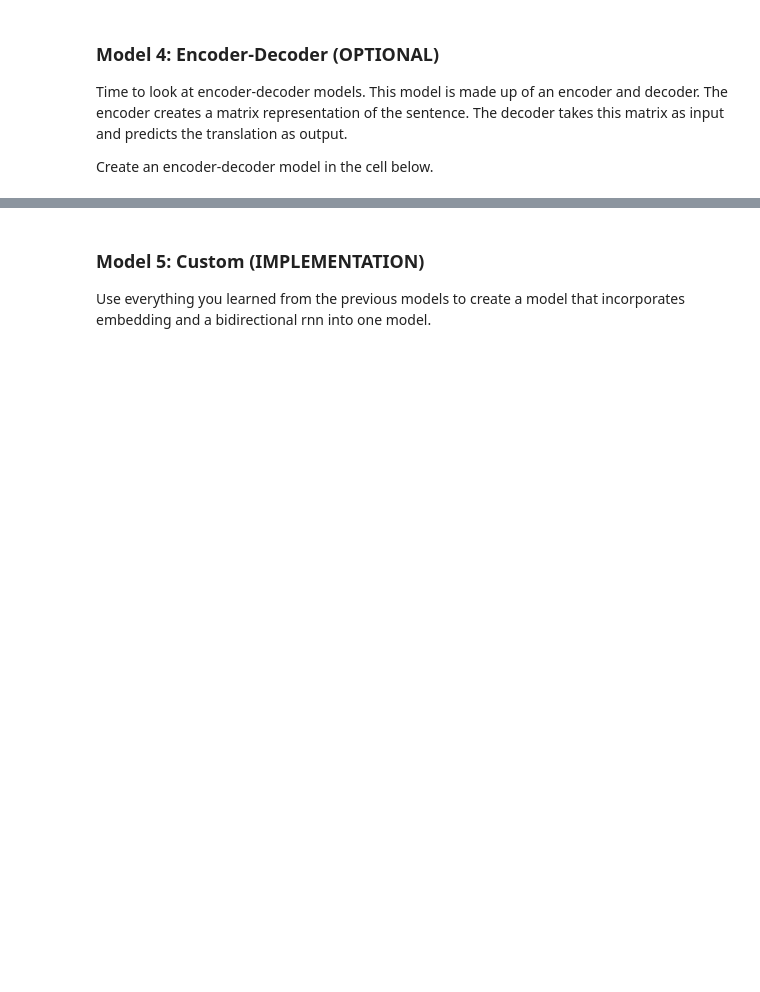
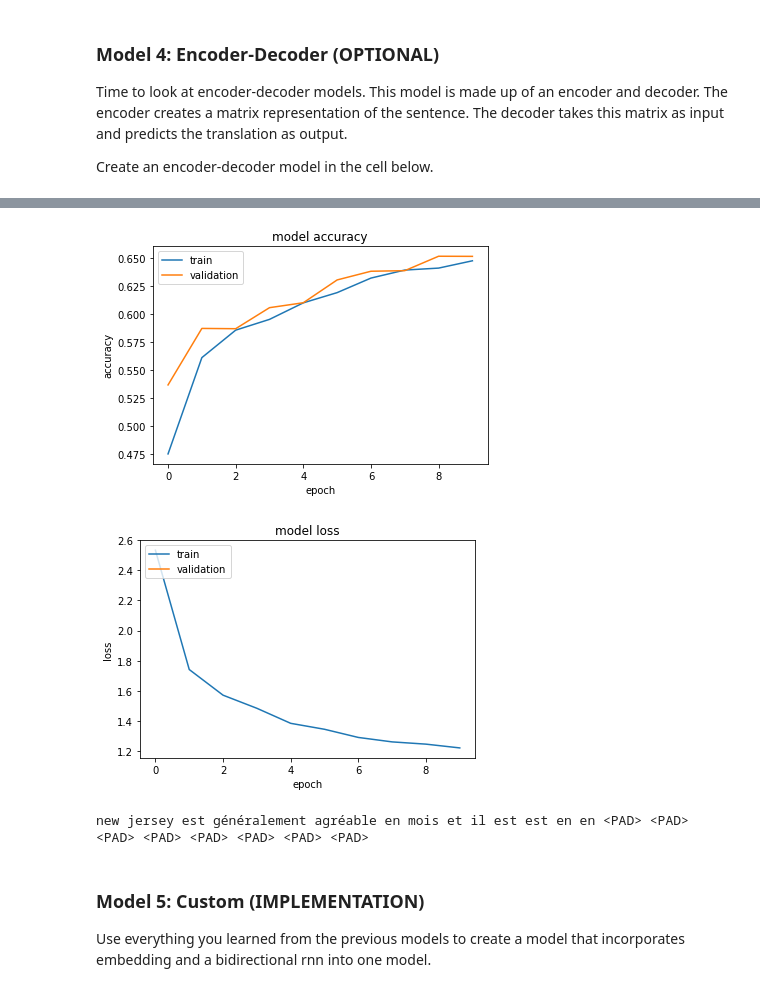
Before and after one commit to vel9/aind2-nlp-capstone, a Jupyter notebook: machine_translation.ipynb, the cells around one changed output, grey strips where cells are left out. Saved outputs shown, nothing was run; the diff lists cells and outputs as text; code cells hidden in the pictures; blank space fills up the shorter version.

```diff
--- a/machine_translation.ipynb
+++ b/machine_translation.ipynb
@@ -391,27 +520,40 @@ def encdec_model(input_shape, output_sequence_length, english_vocab_size, french
     :return: Keras model built, but not trained
     """
     # ref: https://github.com/keras-team/keras/issues/5203
-    hidden_dim = 256
+    rnn_dim = 64
+    learning_rate = 0.01
+
     # ENCODER
     enc_model_input = Input(shape=(input_shape[1], input_shape[2]))
-    enc_rnn_layer = GRU(hidden_dim, return_state=True)
+    enc_rnn_layer = GRU(rnn_dim, return_state=True)
     encoded, enc_state = enc_rnn_layer(enc_model_input)
     repeat = RepeatVector(output_sequence_length)
     dec_input = repeat(encoded)
 
     # DECODER
-    dec_rnn_layer = GRU(hidden_dim, return_state=True, return_sequences=True)
+    dec_rnn_layer = GRU(rnn_dim, return_state=True, return_sequences=True)
     dec_output, _ = dec_rnn_layer(dec_input, initial_state=enc_state)
-    dec_tddense = TimeDistributed(Dense(french_vocab_size), input_shape=(input_shape[1], hidden_dim))
+    dec_tddense = TimeDistributed(Dense(french_vocab_size, activation='softmax'))
     dec_output = dec_tddense(dec_output)
     model = Model(enc_model_input, dec_output)
 
-    learning_rate = 0.01
     model.compile(loss=sparse_categorical_crossentropy,
                   optimizer=Adam(learning_rate),
                   metrics=['accuracy'])
     return model
 
 tests.test_encdec_model(encdec_model)
-
-# OPTIONAL: Train and Print prediction(s)
+# %%
+tmp_x = pad(preproc_english_sentences, preproc_french_sentences.shape[1])
+tmp_x = tmp_x.reshape((-1, preproc_french_sentences.shape[-2], 1))
+
+# Train the neural network
+encdec_rnn_model = encdec_model(
+    tmp_x.shape,
+    preproc_french_sentences.shape[1],
+    len(english_tokenizer.word_index),
+    len(french_tokenizer.word_index))
+
+encdec_rnn_model.summary()
+
+hist = encdec_rnn_model.fit(tmp_x, preproc_french_sentences, batch_size=1024, epochs=10, validation_split=0.2)
@@ -418,3 +578,12 @@ tests.test_encdec_model(encdec_model)
+# %%
+visualize_train(hist)
+
+# Print prediction(s)
+print(logits_to_text(encdec_rnn_model.predict(tmp_x[:1])[0], french_tokenizer))
+# %% [output]
+[figure, added]
+[figure, added]
+new jersey est généralement agréable en mois et il est est en en <PAD> <PAD> <PAD> <PAD> <PAD> <PAD> <PAD> <PAD>
 # %% [markdown]
 ### Model 5: Custom (IMPLEMENTATION)
 Use everything you learned from the previous models to create a model that incorporates embedding and a bidirectional rnn into one model.
```
Also changed, not shown: parts of 16 cells of this notebook.
